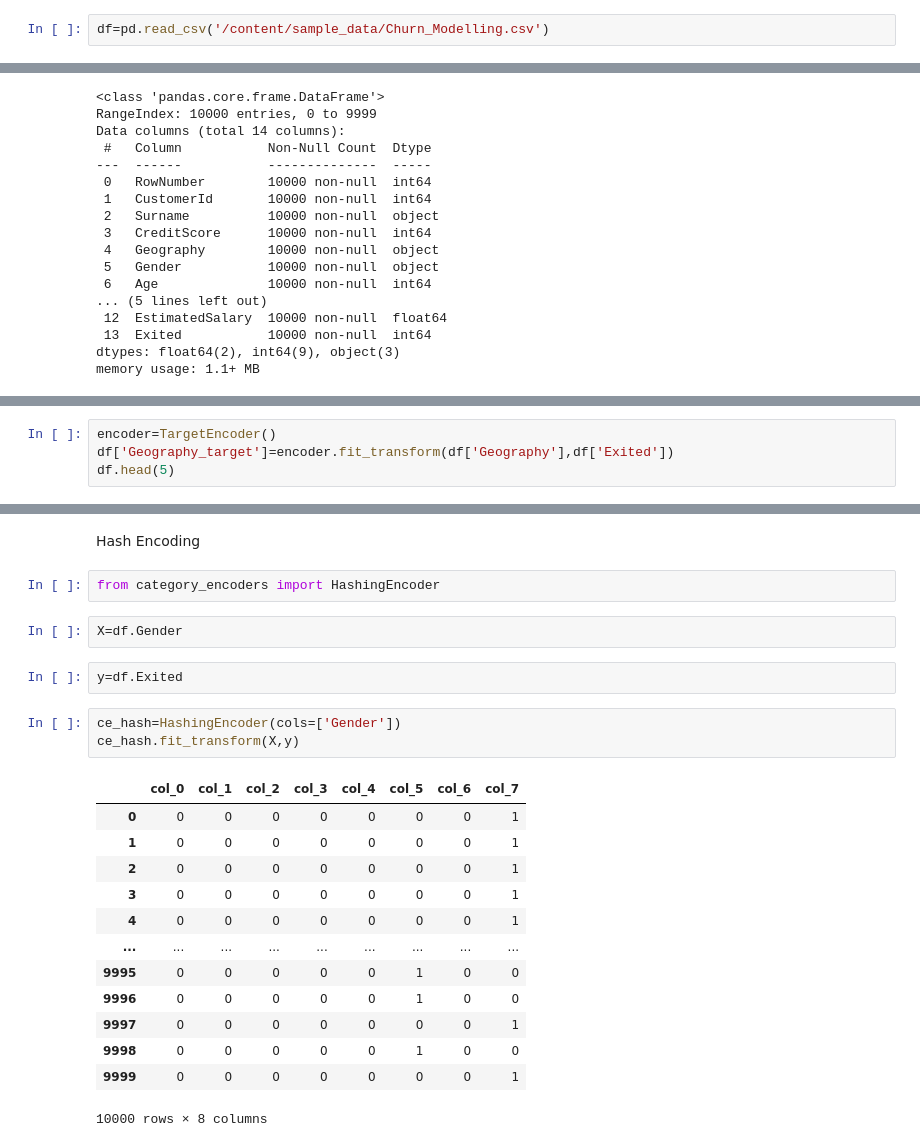
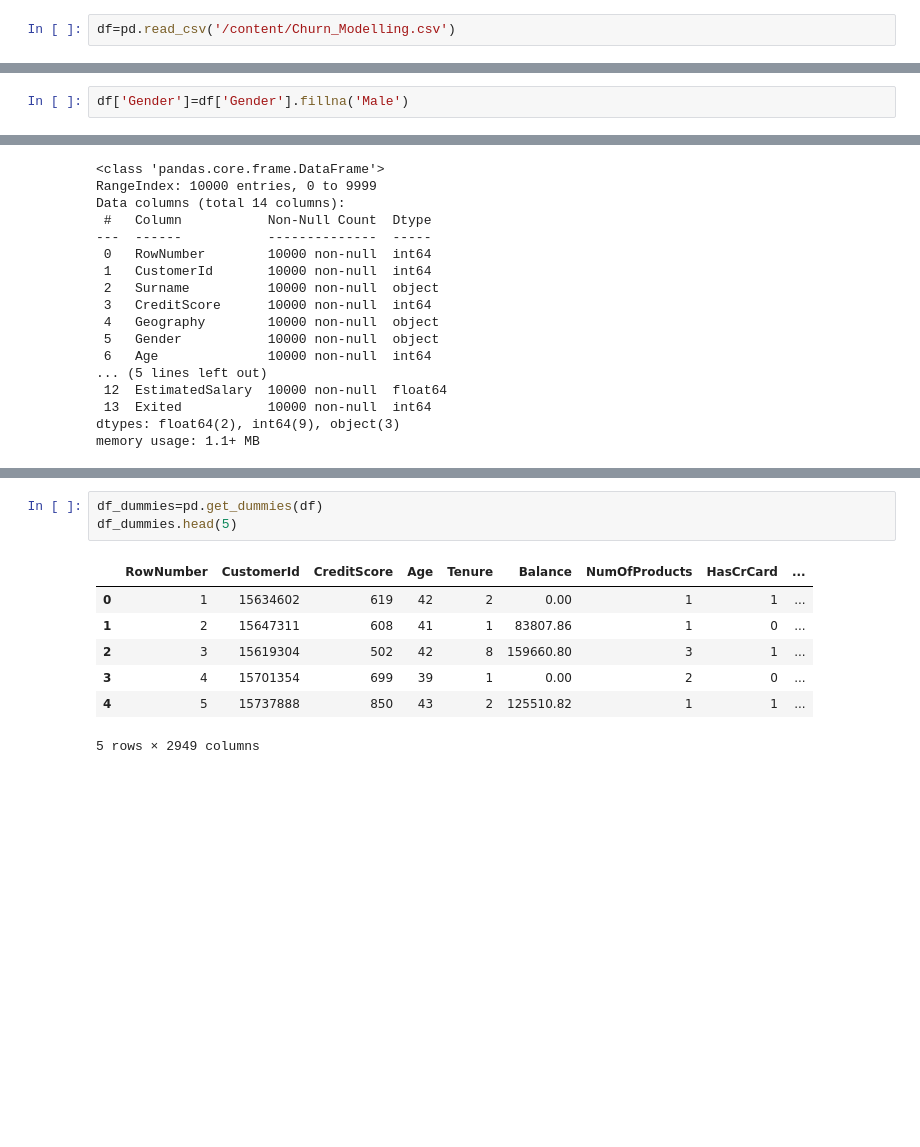
Before and after one commit to nibchee/data_science_machine_learning, a Jupyter notebook: Feature_Encoding.ipynb, the cells around one changed output, grey strips where cells are left out. Drawn from its saved outputs; the diff is of its cells as text; blank space fills up the shorter version.

```diff
--- a/Feature_Encoding.ipynb
+++ b/Feature_Encoding.ipynb
@@ -6,4 +8,4 @@ import numpy as np
 import matplotlib.pyplot as plt
 from sklearn import preprocessing
 # %%
-df=pd.read_csv('/content/sample_data/Churn_Modelling.csv')
+df=pd.read_csv('/content/Churn_Modelling.csv')
@@ -10,3 +29,5 @@ df=pd.read_csv('/content/sample_data/Churn_Modelling.csv')
+# %%
+df['Gender']=df['Gender'].fillna('Male')
 # %%
 df.info()
 # %% [output]
@@ -94,4 +69,0 @@ from category_encoders import TargetEncoder
-# %%
-encoder=TargetEncoder()
-df['Geography_target']=encoder.fit_transform(df['Geography'],df['Exited'])
-df.head(5)
@@ -111,25 +70,11 @@ eendent on target disrtibution,
-# %% [markdown]
-Hash Encoding
-# %%
-from category_encoders import HashingEncoder
-# %%
-X=df.Gender
-# %%
-y=df.Exited
-# %%
-ce_hash=HashingEncoder(cols=['Gender'])
-ce_hash.fit_transform(X,y)
-# %% [output]
-|  | col_0 | col_1 | col_2 | col_3 | col_4 | col_5 | col_6 | col_7 |
-| 0 | 0 | 0 | 0 | 0 | 0 | 0 | 0 | 1 |
-| 1 | 0 | 0 | 0 | 0 | 0 | 0 | 0 | 1 |
-| 2 | 0 | 0 | 0 | 0 | 0 | 0 | 0 | 1 |
-| 3 | 0 | 0 | 0 | 0 | 0 | 0 | 0 | 1 |
-| 4 | 0 | 0 | 0 | 0 | 0 | 0 | 0 | 1 |
-| ... | ... | ... | ... | ... | ... | ... | ... | ... |
-| 9995 | 0 | 0 | 0 | 0 | 0 | 1 | 0 | 0 |
-| 9996 | 0 | 0 | 0 | 0 | 0 | 1 | 0 | 0 |
-| 9997 | 0 | 0 | 0 | 0 | 0 | 0 | 0 | 1 |
-| 9998 | 0 | 0 | 0 | 0 | 0 | 1 | 0 | 0 |
-| 9999 | 0 | 0 | 0 | 0 | 0 | 0 | 0 | 1 |
-10000 rows × 8 columns
+# %%
+df_dummies=pd.get_dummies(df)
+df_dummies.head(5)
+# %% [output]
+|  | RowNumber | CustomerId | CreditScore | Age | Tenure | Balance | NumOfProducts | HasCrCard | ... |
+| 0 | 1 | 15634602 | 619 | 42 | 2 | 0.00 | 1 | 1 | ... |
+| 1 | 2 | 15647311 | 608 | 41 | 1 | 83807.86 | 1 | 0 | ... |
+| 2 | 3 | 15619304 | 502 | 42 | 8 | 159660.80 | 3 | 1 | ... |
+| 3 | 4 | 15701354 | 699 | 39 | 1 | 0.00 | 2 | 0 | ... |
+| 4 | 5 | 15737888 | 850 | 43 | 2 | 125510.82 | 1 | 1 | ... |
+5 rows × 2949 columns
```
Also changed, not shown: parts of 19 cells of this notebook.
